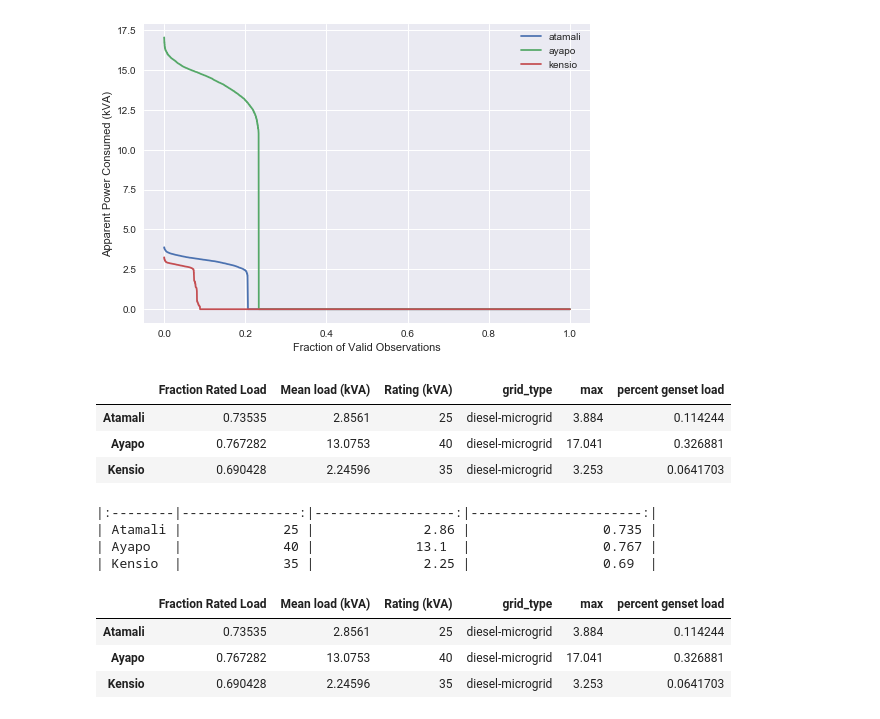
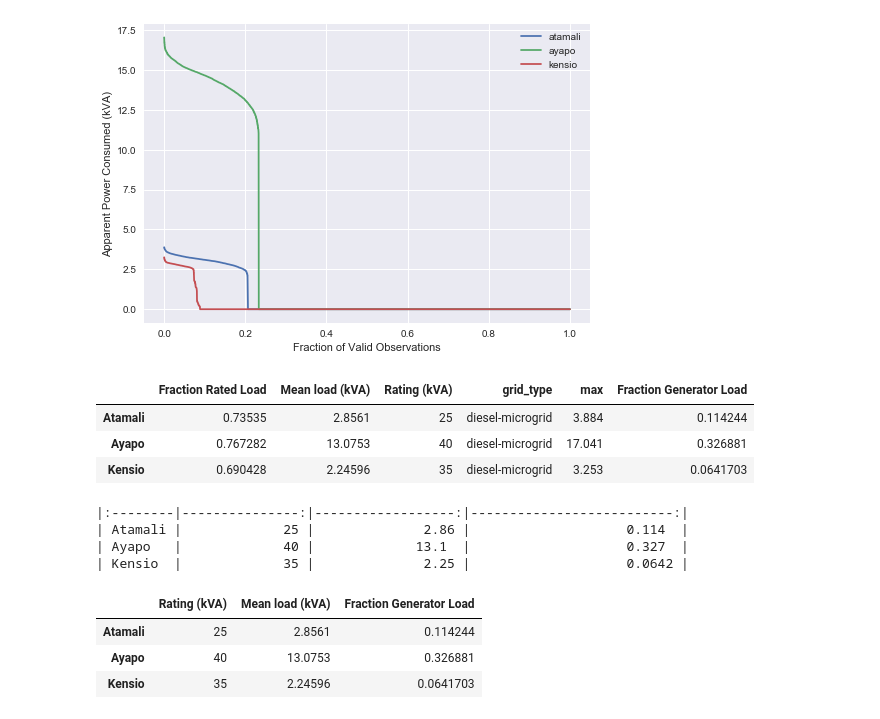
Before and after one commit to dsoto/WP19, a Jupyter notebook: analysis/SI-power-analysis.ipynb, the cells around one changed output. Saved outputs shown, nothing was run; the diff lists cells and outputs as text; code cells hidden in the pictures.

```diff
--- a/analysis/SI-power-analysis.ipynb
+++ b/analysis/SI-power-analysis.ipynb
@@ -25,9 +25,14 @@ Here are the CDFs for the kVA reports with nulls removed.
 
 TODO: is this zerofilled?
 # %%
-fig, ax = plt.subplots()
+fig, ax = plt.subplots(1, 2)
 for rfd in wpa.raw_file_data[2:]:
     vname = rfd['village_name']
+    if vname == 'kensio' or vname == 'atamali':
+        axes = ax[0]
+    else:
+        axes = ax[1]
+
     sns.distplot(data_zf[vname]['kVA sliding window Demand'].dropna(),
                  hist_kws={'cumulative':True,
                            'histtype':'step',
@@ -35,10 +40,15 @@ for rfd in wpa.raw_file_data[2:]:
                 kde=False,
                 norm_hist=True,
                 bins=100,
-                ax=ax,
-                label=vname)
-ax.set_xlabel('Reported kVA')
-ax.set_ylabel('Cumulative Fraction of Observations')
-ax.legend()
+                ax=axes,
+                label=vname.title())
+
+ax[0].set_xlabel('Reported kVA')
+ax[1].set_xlabel('Reported kVA')
+ax[0].set_ylabel('Cumulative Fraction of Observations')
+ax[0].legend(loc='upper left')
+ax[1].legend(loc='upper left')
+ax[0].set_ylim((0.7, 1.0))
+ax[1].set_ylim((0.7, 1.0))
 plt.savefig('../plots/power-CDF.png')
 # %% [output]
@@ -190,30 +200,30 @@ for rfd in wpa.raw_file_data[2:]:
                        'grid_type': rfd['grid_type']}
 
 power_stats = pd.DataFrame(tmp_dict).T
-power_stats['percent genset load'] = power_stats['Mean load (kVA)'] / power_stats['Rating (kVA)']
+power_stats['Fraction Generator Load'] = power_stats['Mean load (kVA)'] / power_stats['Rating (kVA)']
 power_stats
 # %% [output]
-|  | Fraction Rated Load | Mean load (kVA) | Rating (kVA) | grid_type | max | percent genset load |
+|  | Fraction Rated Load | Mean load (kVA) | Rating (kVA) | grid_type | max | Fraction Generator Load |
 | Atamali | 0.73535 | 2.8561 | 25 | diesel-microgrid | 3.884 | 0.114244 |
 | Ayapo | 0.767282 | 13.0753 | 40 | diesel-microgrid | 17.041 | 0.326881 |
 | Kensio | 0.690428 | 2.24596 | 35 | diesel-microgrid | 3.253 | 0.0641703 |
 # %%
 import tabulate
-output_table = power_stats[['Rating (kVA)', 'Mean load (kVA)', 'Fraction Rated Load']]
+output_table = power_stats[['Rating (kVA)', 'Mean load (kVA)', 'Fraction Generator Load']]
 
 table_string = tabulate.tabulate(output_table, tablefmt='pipe', floatfmt='.3g', headers=output_table.columns)
 
 with open('../tables/genset_utilization.md', 'w') as f:
     f.write(table_string)
 
 print(table_string)
-power_stats
+output_table
 # %% [output]
-|:--------|---------------:|------------------:|----------------------:|
-| Atamali |             25 |              2.86 |                 0.735 |
-| Ayapo   |             40 |             13.1  |                 0.767 |
-| Kensio  |             35 |              2.25 |                 0.69  |
+|:--------|---------------:|------------------:|--------------------------:|
+| Atamali |             25 |              2.86 |                    0.114  |
+| Ayapo   |             40 |             13.1  |                    0.327  |
+| Kensio  |             35 |              2.25 |                    0.0642 |
-|  | Fraction Rated Load | Mean load (kVA) | Rating (kVA) | grid_type | max | percent genset load |
-| Atamali | 0.73535 | 2.8561 | 25 | diesel-microgrid | 3.884 | 0.114244 |
-| Ayapo | 0.767282 | 13.0753 | 40 | diesel-microgrid | 17.041 | 0.326881 |
-| Kensio | 0.690428 | 2.24596 | 35 | diesel-microgrid | 3.253 | 0.0641703 |
+|  | Rating (kVA) | Mean load (kVA) | Fraction Generator Load |
+| Atamali | 25 | 2.8561 | 0.114244 |
+| Ayapo | 40 | 13.0753 | 0.326881 |
+| Kensio | 35 | 2.24596 | 0.0641703 |
```
Also changed, not shown: parts of 1 cell of this notebook, 1 other file.
